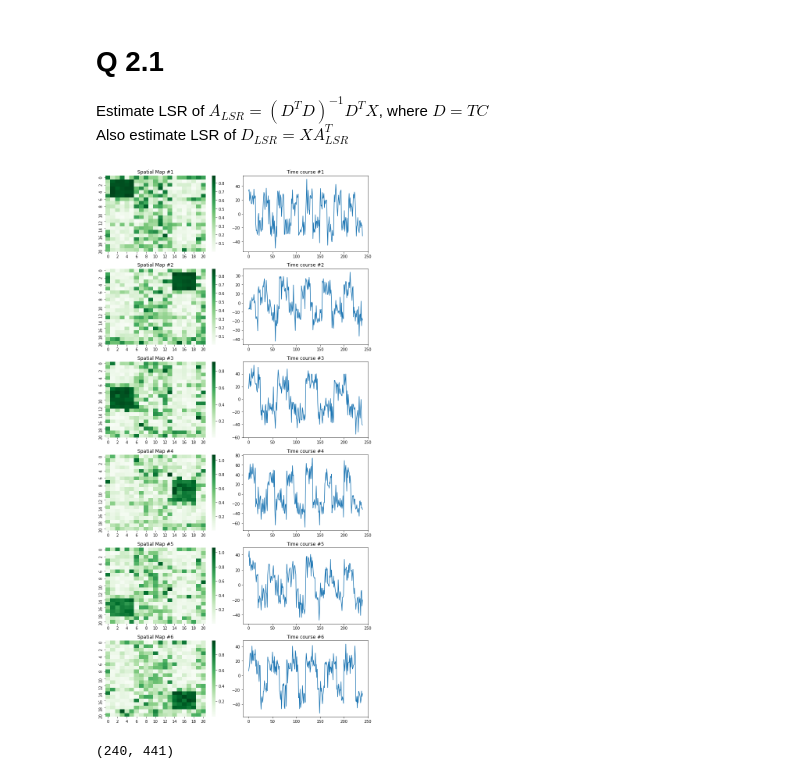
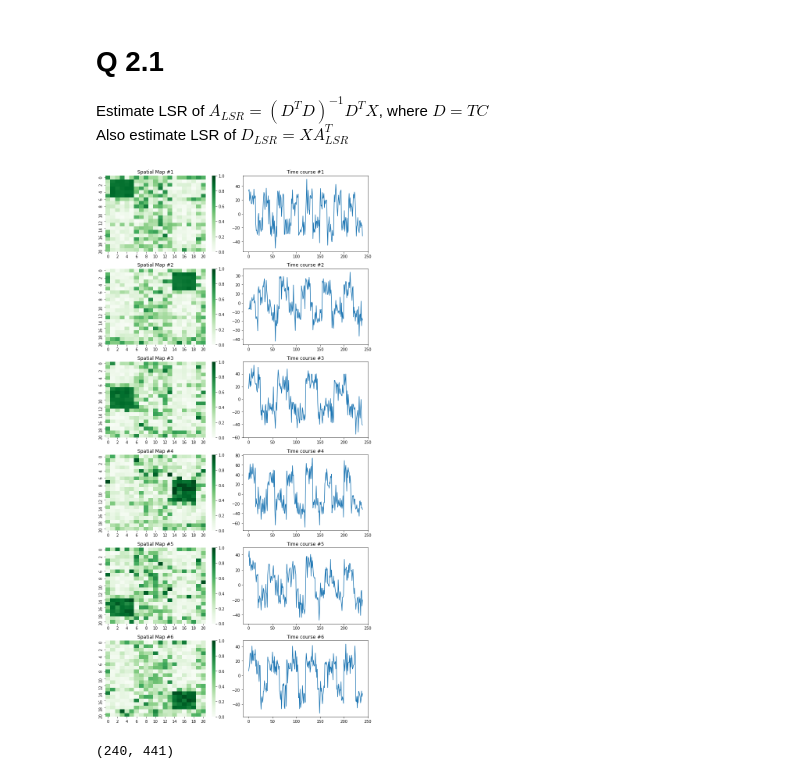
Before and after one commit to Sorgl0s/MAST30034_Assignment1, a Jupyter notebook: Assignment 1 JPNB.ipynb, the cells around one changed output. Cells and saved outputs as stored; diff of their text form; code cells hidden in the pictures.

```diff
--- a/Assignment 1 JPNB.ipynb
+++ b/Assignment 1 JPNB.ipynb
@@ -83,9 +84,8 @@ cmap = LinearSegmentedColormap.from_list('Custom', colors, len(colors))
 fig, axis = plt.subplots(3, 2, sharex = "col", sharey = "row", figsize = (6, 9))
 
 for i in range(6):
-    sns.heatmap(tmpSM[i], cmap = cmap, ax = axis[int(i/2)][i%2], cbar = False)
+    sns.heatmap(tmpSM[i], cmap = cmap, ax = axis[int(i/2)][i%2], cbar_kws=dict(ticks=[0, 1]))
     axis[int(i/2), i%2].set_title("SM Source #" + str(i + 1))
-
 
 fig.tight_layout()
 plt.show()
@@ -229,17 +229,17 @@ Alsr = Alsr.reshape(6, 21, 21).swapaxes(1,2)
 # %%
 # Plot spatial estimates with corresponding time estimates.
 
 fig, axis = plt.subplots(6, 2, figsize = (10, 20))
 
 for i in range(6):
-    sns.heatmap(Alsr[i], cmap = "Greens", ax = axis[i][0])
+    sns.heatmap(Alsr[i], cmap = "Greens", vmin = 0, vmax = 1, ax = axis[i][0])
     axis[i, 0].set_title("Spatial Map #" + str(i + 1))
     axis[i][1].plot(Dlsr[:, i])
     axis[i][1].set_title("Time course #" + str(i + 1))
 
 fig.tight_layout()
 # %% [output]
-[figure, old version]
+[figure, new version]
 # %%
 X.shape
 # %% [output]
```
Also changed, not shown: parts of 39 cells of this notebook.
